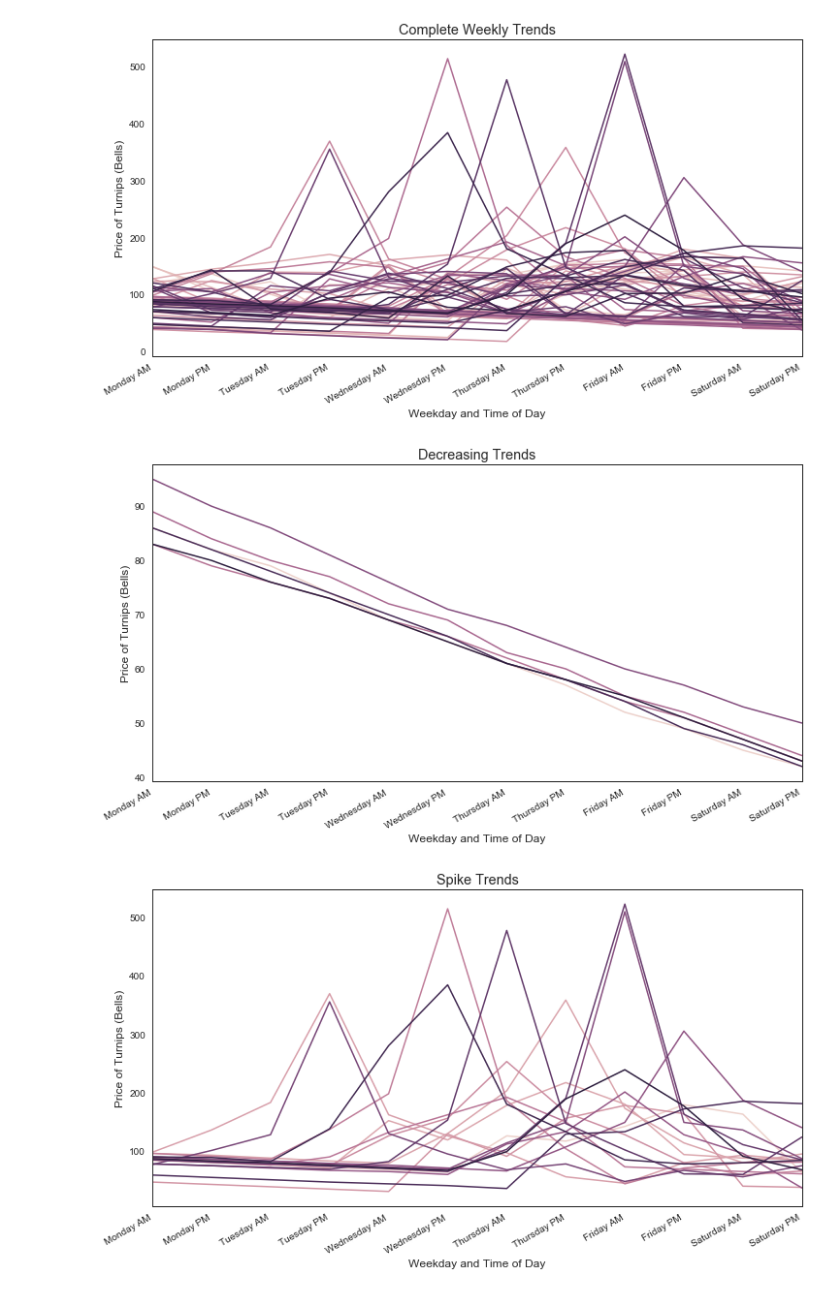
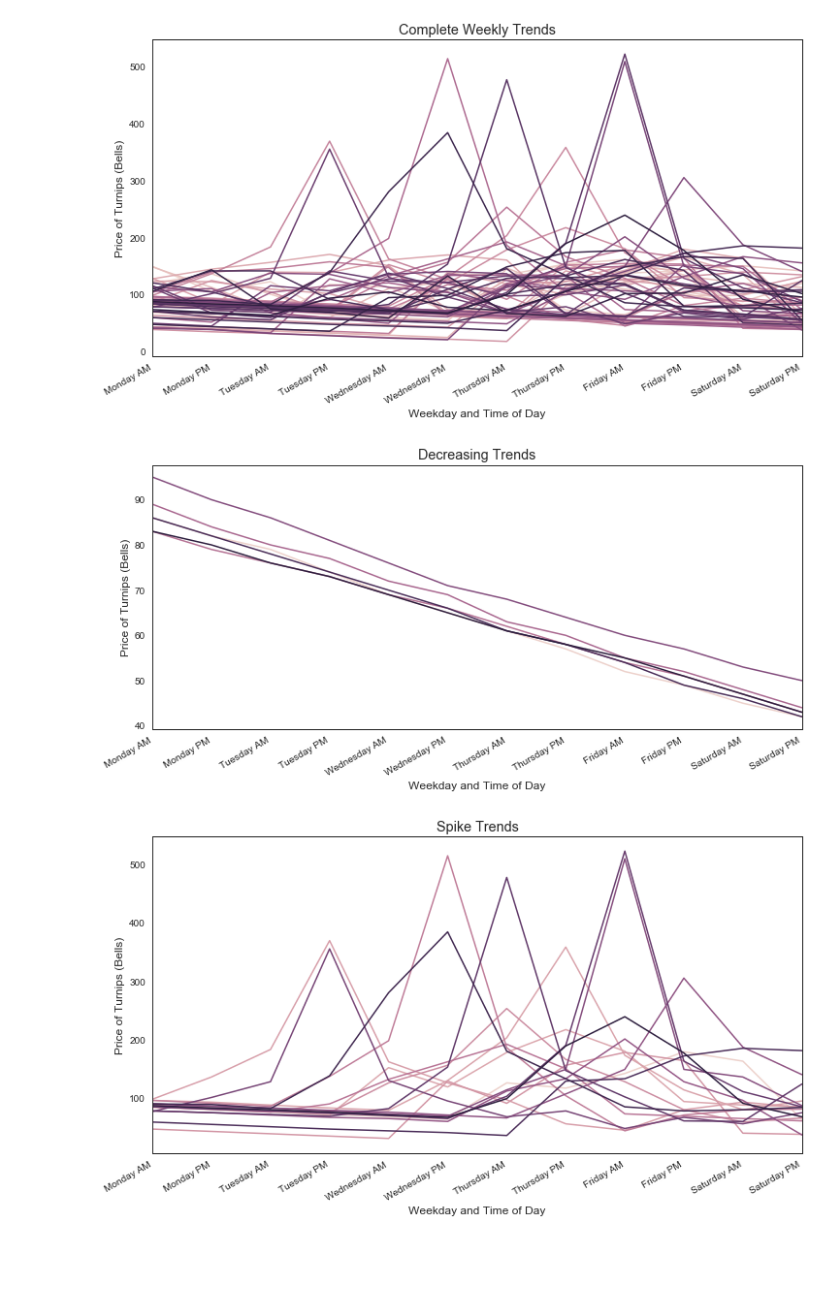
Before and after one commit to ys-lin14/acnh-clustering, a Jupyter notebook: manual_trend_classification.ipynb, the cells around one changed output. Cells and saved outputs as stored; diff of their text form; code cells hidden in the pictures; blank space fills up the shorter version.

```diff
--- a/trend_classification.ipynb
+++ b/manual_trend_classification.ipynb
@@ -177,2 +58,7 @@ xticks = combined_sell_data['weekday_observed'].unique()
+# %%
+num_weeks = 4
+combined_data = load_transform_combine(num_weeks, connection)
+# %%
+xticks = combined_data['weekday_observed'].unique()
 # %%
 plt.figure(figsize=(12, 6))
@@ -195,30 +81,30 @@ plt.show()
 # %% [output]
 [figure]
 # %%
-trend_id = combined_sell_data['trend_id']
-y_min = combined_sell_data['price'].min()
-y_max = combined_sell_data['price'].max()
+trend_id = combined_data['trend_id']
+y_min = combined_data['price'].min()
+y_max = combined_data['price'].max()
 
-decreasing_trend_ids = get_decreasing_trend_ids(combined_sell_data)
-decreasing_trend_indices = combined_sell_data.index[trend_id.isin(decreasing_trend_ids)]
+decreasing_trend_ids = get_decreasing_trend_ids(combined_data)
+decreasing_trend_indices = combined_data.index[trend_id.isin(decreasing_trend_ids)]
 
-plt.figure(figsize=(12, 6))
+plt.figure(figsize=(12, 5))
 decreasing_trend_plot = sns.lineplot(
     x='weekday_observed',
     y='price',
     hue='trend_id',
-    data=combined_sell_data.loc[decreasing_trend_indices, :],
+    data=combined_data.loc[decreasing_trend_indices, :],
     sort=False,
     legend=False
 )
 decreasing_trend_plot.set(
     title='Decreasing Trends',
     xlabel='Weekday and Time of Day',
     ylabel='Price of Turnips (Bells)'
 )
 decreasing_trend_plot.set_xticklabels(xticks, rotation=30, ha='right')
 plt.xlim(0, 11)
 plt.show()
 # %% [output]
-[figure, old version]
+[figure, new version]
 # %%
```
Also changed, not shown: parts of 9 cells of this notebook, 4 other files.
